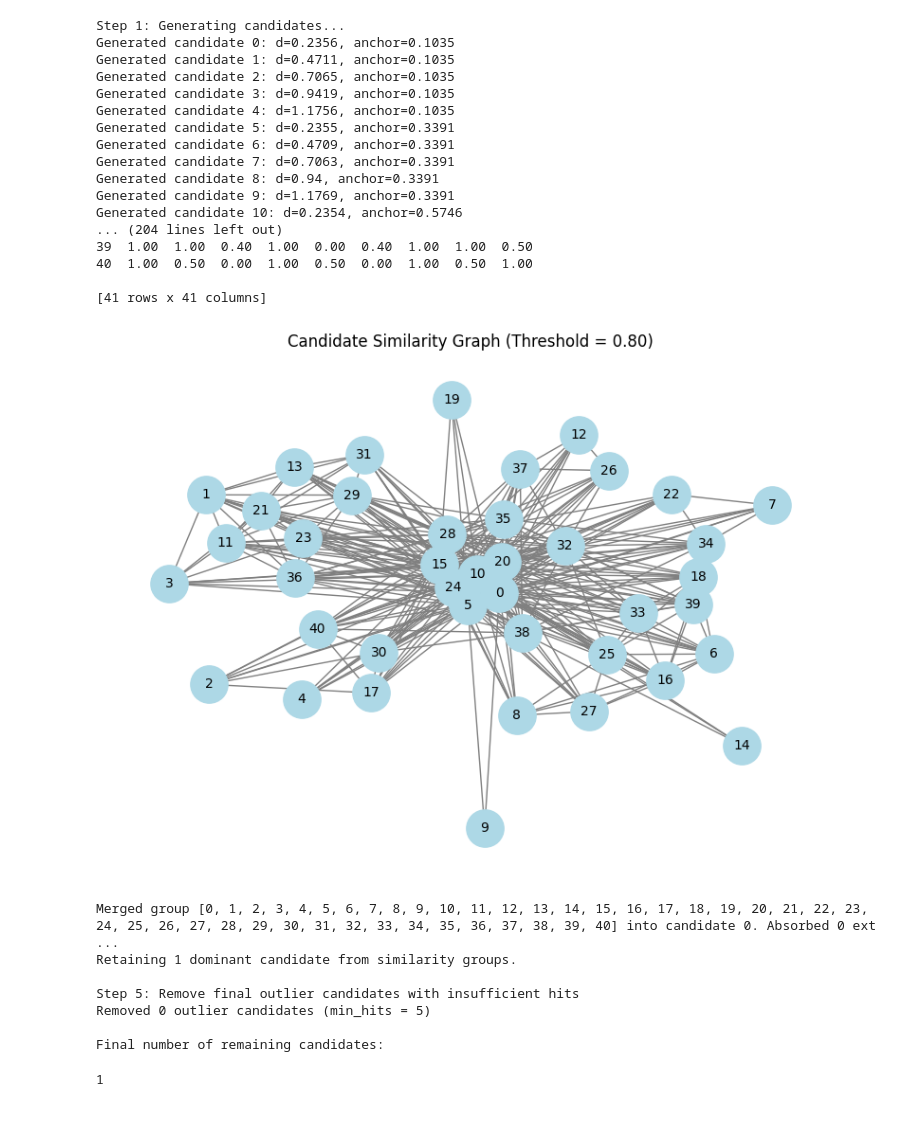
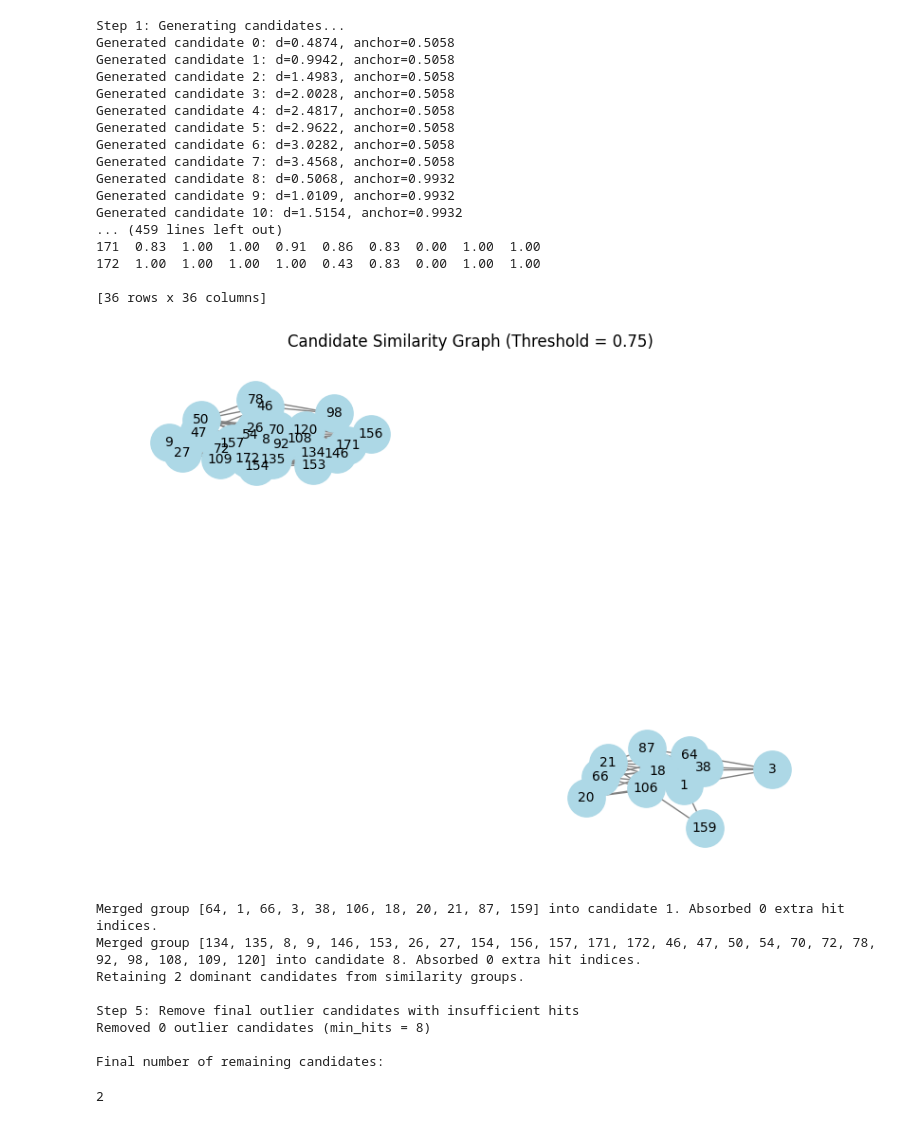
Before and after one commit to lamkin1/Acoustic-Space-Boiling, a Jupyter notebook: MultipleBoilings_2.ipynb, the cells around one changed output. Drawn from its saved outputs; the diff is of its cells as text; code cells hidden in the pictures.

Commit message:
Added amplitude data to algorithm and uploaded synthetic data

```diff
--- a/MultipleBoilings_2.ipynb
+++ b/MultipleBoilings_2.ipynb
@@ -84,9 +119,10 @@ run_length
 # %%
 #predicted_sd = 0.0017 + 0.0038*(median_peak_amplitude) #(99% one-sided)
 
-def get_sd(y):
-    return 0.01
-    median_peak_amplitude = statistics.median(y)
-    return float(0.0017 + 0.0038*median_peak_amplitude)
+def get_x_sd():
+    return 0.03
+    # median_peak_amplitude = statistics.median(y)
+    # return float(0.0017 + 0.0038*median_peak_amplitude)
 
-get_sd(y)
+def get_y_sd():
+    return 0.04
@@ -106,12 +140,14 @@ def calculate_p_null(margin, num_peaks, run_length):
 
 
 class Candidates:
-    def __init__(self, sd, x, run_length, confidence=0.95, verbose=False):
+    def __init__(self, x_sd, y_sd, x, y, run_length, confidence=0.95, verbose=False):
         self.candidate_lst = []
-        self.sd = sd
+        self.x_sd = x_sd
+        self.y_sd = y_sd
         self.x = x
+        self.y = y
         self.run_length = run_length
-        self.margin = calculate_margin(sd, confidence)
+        self.margin = calculate_margin(x_sd, confidence)
         self.cur_id = 0
         self.num_peaks = len(x)
         self.p_null = calculate_p_null(self.margin, self.num_peaks, self.run_length)
@@ -146,9 +182,9 @@ class Candidates:
     def add_hit_data(self, verbose=None):
         verbose = self.verbose if verbose is None else verbose
         for candidate in self.candidate_lst:
-            candidate.count_hits(self.x, self.sd)
+            candidate.count_hits(self.x, self.y, self.x_sd, self.y_sd)
             if verbose:
-                print(f"Candidate {candidate.id}: hits={candidate.hits}, tries={candidate.tries}, indices={candidate.hit_indices}")
+                print(f"Candidate {candidate.id}: d={candidate.d}, hits={candidate.hits}, tries={candidate.tries}, indices={candidate.hit_indices}")
 
     def prune_insufficient_hits(self, verbose=None):
         verbose = self.verbose if verbose is None else verbose
@@ -164,9 +200,9 @@ class Candidates:
         if verbose:
             print(f"Pruned {original_count - len(self.candidate_lst)} candidates by significance")
             for candidate in self.candidate_lst:
-                print(f"Candidate {candidate.id}: hits={candidate.hits}, tries={candidate.tries}, indices={candidate.hit_indices}")
+                print(f"Candidate {candidate.id}: d={candidate.d}, hits={candidate.hits}, tries={candidate.tries}, indices={candidate.hit_indices}")
 
-    def group_candidates_by_similarity(self, threshold=0.8, verbose=None):
+    def group_candidates_by_similarity(self, threshold=0.75, verbose=None):
         verbose = self.verbose if verbose is None else verbose
         candidates = self.candidate_lst
         n = len(candidates)
@@ -315,10 +351,10 @@ class Candidates:
 
 
 # # For debugging only
-# sd = get_sd(y)
-# candidates = Candidates(sd, x, run_length)
+# x_sd = get_x_sd()
+# y_sd = get_y_sd()
+# candidates = Candidates(x_sd, y_sd, x, y, run_length)
 # candidates.detect_regimes(verbose=True)
-# candidates.get_num_regimes()
 # %%
 class Candidate:
     def __init__(self, id, d, anchor):
@@ -384,35 +439,37 @@ class Candidate:
 # %%
-sd = get_sd(y)
-candidates = Candidates(sd, x, run_length)
+x_sd = get_x_sd()
+y_sd = get_y_sd()
+candidates = Candidates(x_sd, y_sd, x, y, run_length)
 candidates.detect_regimes(verbose=True)
 candidates.get_num_regimes()
 # %% [output]
 Step 1: Generating candidates...
-Generated candidate 0: d=0.2356, anchor=0.1035
-Generated candidate 1: d=0.4711, anchor=0.1035
-Generated candidate 2: d=0.7065, anchor=0.1035
-Generated candidate 3: d=0.9419, anchor=0.1035
-Generated candidate 4: d=1.1756, anchor=0.1035
-Generated candidate 5: d=0.2355, anchor=0.3391
-Generated candidate 6: d=0.4709, anchor=0.3391
-Generated candidate 7: d=0.7063, anchor=0.3391
-Generated candidate 8: d=0.94, anchor=0.3391
-Generated candidate 9: d=1.1769, anchor=0.3391
-Generated candidate 10: d=0.2354, anchor=0.5746
-... (204 lines left out)
-39  1.00  1.00  0.40  1.00  0.00  0.40  1.00  1.00  0.50
-40  1.00  0.50  0.00  1.00  0.50  0.00  1.00  0.50  1.00
+Generated candidate 0: d=0.4874, anchor=0.5058
+Generated candidate 1: d=0.9942, anchor=0.5058
+Generated candidate 2: d=1.4983, anchor=0.5058
+Generated candidate 3: d=2.0028, anchor=0.5058
+Generated candidate 4: d=2.4817, anchor=0.5058
+Generated candidate 5: d=2.9622, anchor=0.5058
+Generated candidate 6: d=3.0282, anchor=0.5058
+Generated candidate 7: d=3.4568, anchor=0.5058
+Generated candidate 8: d=0.5068, anchor=0.9932
+Generated candidate 9: d=1.0109, anchor=0.9932
+Generated candidate 10: d=1.5154, anchor=0.9932
+... (459 lines left out)
+171  0.83  1.00  1.00  0.91  0.86  0.83  0.00  1.00  1.00
+172  1.00  1.00  1.00  1.00  0.43  0.83  0.00  1.00  1.00
 
-[41 rows x 41 columns]
+[36 rows x 36 columns]
-[figure, old version]
+[figure, new version]
-Merged group [0, 1, 2, 3, 4, 5, 6, 7, 8, 9, 10, 11, 12, 13, 14, 15, 16, 17, 18, 19, 20, 21, 22, 23, 24, 25, 26, 27, 28, 29, 30, 31, 32, 33, 34, 35, 36, 37, 38, 39, 40] into candidate 0. Absorbed 0 ext ...
-Retaining 1 dominant candidate from similarity groups.
+Merged group [64, 1, 66, 3, 38, 106, 18, 20, 21, 87, 159] into candidate 1. Absorbed 0 extra hit indices.
+Merged group [134, 135, 8, 9, 146, 153, 26, 27, 154, 156, 157, 171, 172, 46, 47, 50, 54, 70, 72, 78, 92, 98, 108, 109, 120] into candidate 8. Absorbed 0 extra hit indices.
+Retaining 2 dominant candidates from similarity groups.
 
 Step 5: Remove final outlier candidates with insufficient hits
-Removed 0 outlier candidates (min_hits = 5)
+Removed 0 outlier candidates (min_hits = 8)
 
 Final number of remaining candidates:
-1
+2
 # %%
 candidates
 # %% [output]
```
Also changed, not shown: parts of 12 cells of this notebook, 14 other files.
